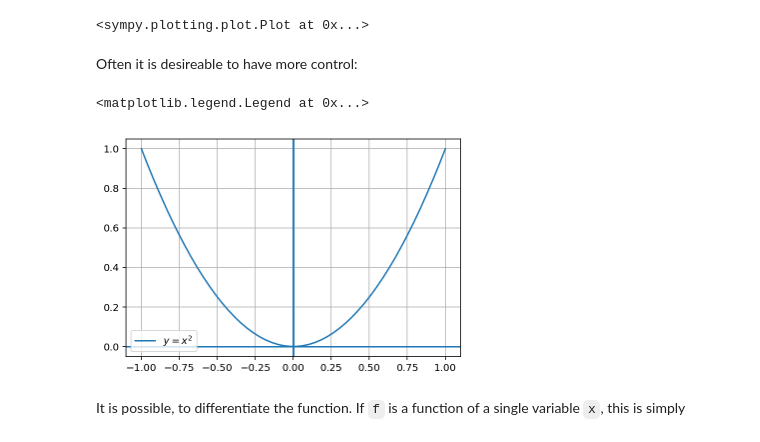
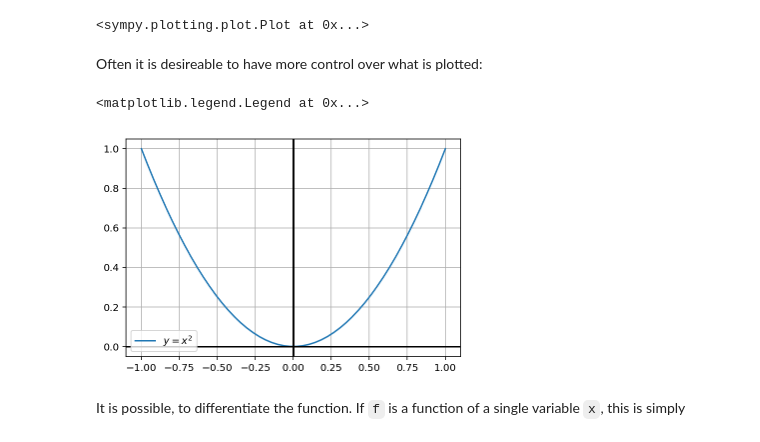
Before and after one commit to wolfgang-302/fun-expr, a Jupyter notebook: docs/01-basic_use.ipynb, the cells around one changed output. Cells and saved outputs as stored; diff of their text form; code cells hidden in the pictures.

```diff
--- a/docs/01-basic_use.ipynb
+++ b/docs/01-basic_use.ipynb
@@ -78,25 +86,25 @@ plot(f(x))
 [figure]
 <sympy.plotting.plot.Plot at 0x...>
 # %% [markdown]
-Often it is desireable to have more control:
+Often it is desireable to have more control over what is plotted:
 # %%
 # define new plot
 fig, ax = plt.subplots()
 
 # the x-values of the plot
 lx = np.linspace(-1,1)
 
 # the y-values of the plot
 ax.plot(lx,f.lambdified(lx),label=r'$y={f}$'.format(f=latex(f(x))))
 
 # additional commands
 ax.grid(True)
-ax.axhline(0)
-ax.axvline(0)
+ax.axhline(0,c='k')
+ax.axvline(0,c='k')
 ax.legend(loc='best')
 # %% [output]
 <matplotlib.legend.Legend at 0x...>
-[figure, old version]
+[figure, new version]
 # %% [markdown]
 It is possible, to differentiate the function. If `f` is a function of a single variable `x`, this is simply
 # %%
```
Also changed, not shown: parts of 12 cells of this notebook, 4 other files.
